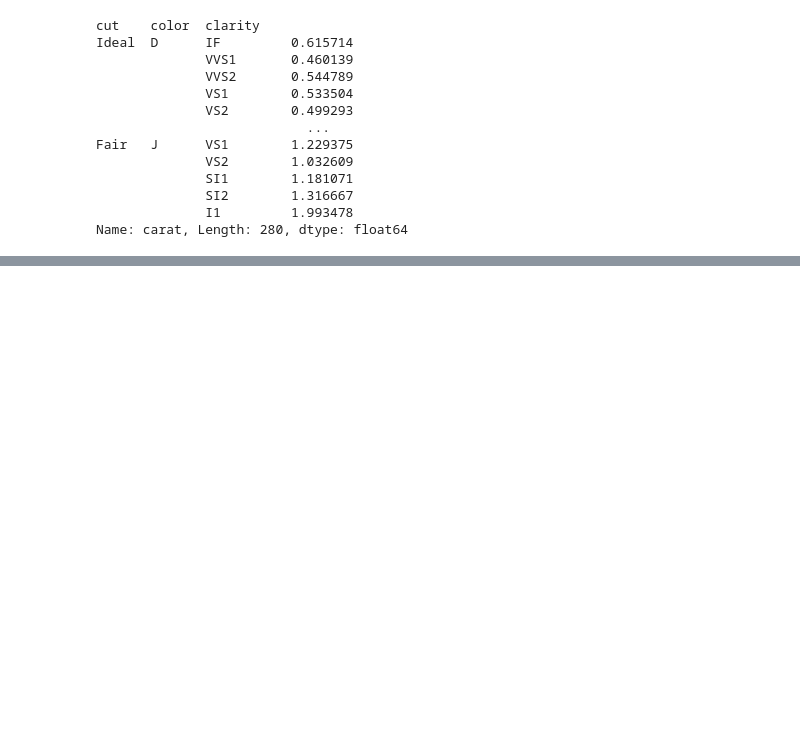
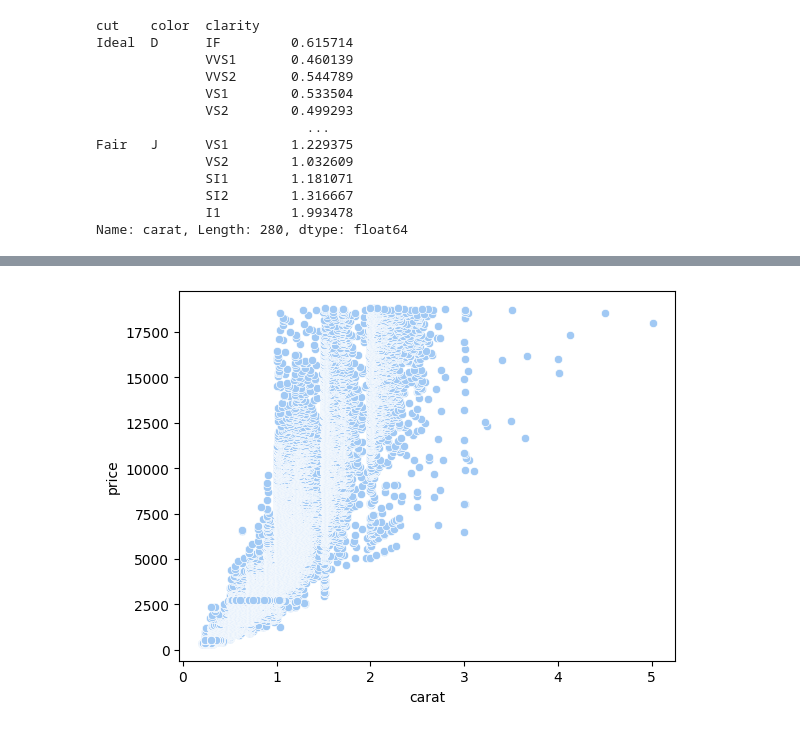
Before and after one commit to joahyot/202308_python_training_YJ, a Jupyter notebook: DemoPython04.ipynb, the cells around one changed output, grey strips where cells are left out. Cells and saved outputs as stored; diff of their text form; code cells hidden in the pictures; blank space fills up the shorter version.

```diff
--- a/DemoPython04.ipynb
+++ b/DemoPython04.ipynb
@@ -404,0 +419,11 @@ Name: carat, Length: 280, dtype: float64
+# %%
+# (1) 산점도(Scatter plot)  : carat, price
+# seaborn.scatterplot(data = , x = "수치형데이터(x)", y = "수치형데이터(y)")
+# plt.show()
+
+sns.scatterplot(data = diamonds,
+                x = "carat",
+                y = "price")
+plt.show()
+# %% [output]
+[figure, added]
```
Also changed, not shown: parts of 32 cells of this notebook, 2 other files.
